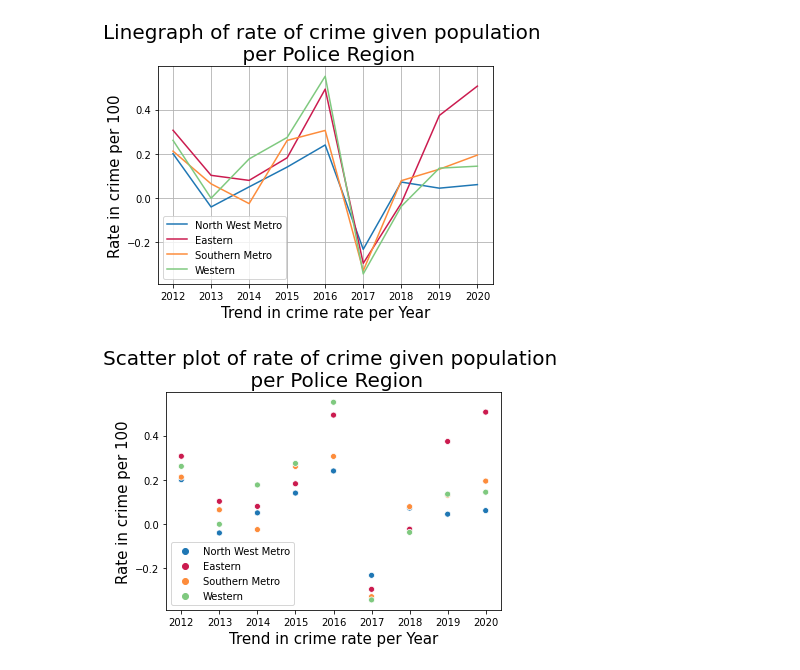
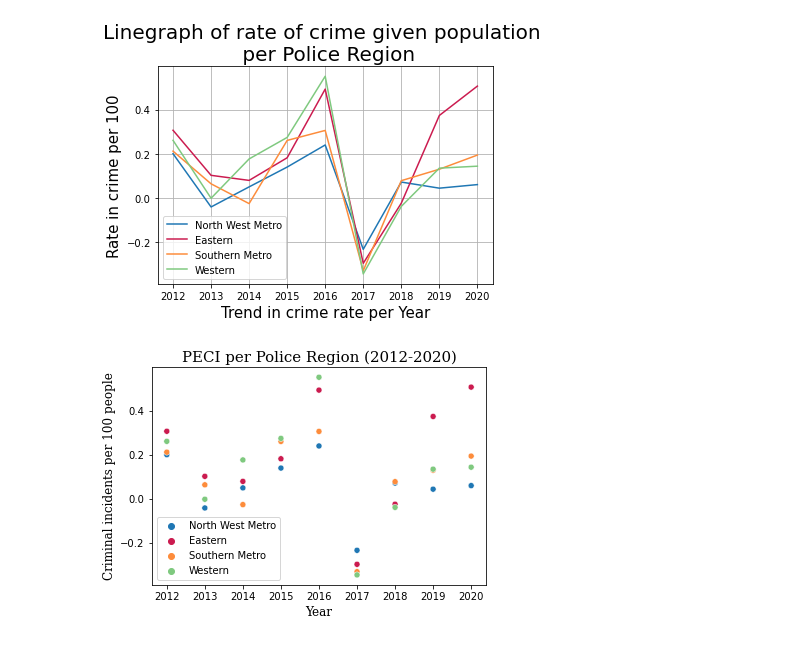
Before and after one commit to vrinda-raj/EoDP-Assignment2-Group-70, a Jupyter notebook: Initial_Analysis.ipynb, the cells around one changed output. Saved outputs shown, nothing was run; the diff lists cells and outputs as text; code cells hidden in the pictures.

```diff
--- a/Initial_Analysis.ipynb
+++ b/Initial_Analysis.ipynb
@@ -35,7 +35,7 @@ plt.show()
 # %% [output]
 [figure]
 # %%
-rates_PR = pd.read_csv('rates_by_PR.csv')
+rates_PR = pd.read_csv('Data/rates_by_PR.csv')
 rate = rates_PR.transpose()
 years = ['region', 2012, 2013, 2014, 2015, 2016, 2017, 2018, 2019, 2020]
 rate.insert(4, 'year', years)
@@ -74,12 +74,16 @@ linegraph.figure.savefig('linegraph', bbox_inches='tight')
 # %%
 scatter = sns.scatterplot(data=north_west)
 scatter = sns.scatterplot(data=eastern, palette='rocket')
 scatter = sns.scatterplot(data=southern, palette='Oranges')
 scatter = scatter = sns.scatterplot(data=western, palette='Accent')
-plt.title('Scatter plot of rate of crime given population \n per Police Region', fontsize = 20)
-plt.xlabel('Trend in crime rate per Year',fontsize = 15)
-plt.ylabel('Rate in crime per 100',fontsize= 15)
+
+font1 = {'family':'serif','color':'black','size':15}
+font2 = {'family':'serif','color':'black','size':12}
+
+plt.title('PECI per Police Region (2012-2020)', fontdict = font1)
+plt.xlabel('Year',fontdict = font2)
+plt.ylabel('Criminal incidents per 100 people',fontdict = font2)
 plt.show()
-scatter.figure.savefig('scatterplot',bbox_inches='tight')
+scatter.figure.savefig('scatterplot',bbox_inches='tight', dpi=300)
 # %% [output]
-[figure, old version]
+[figure, new version]
```
Also changed, not shown: parts of 2 cells of this notebook, 1 other file.
